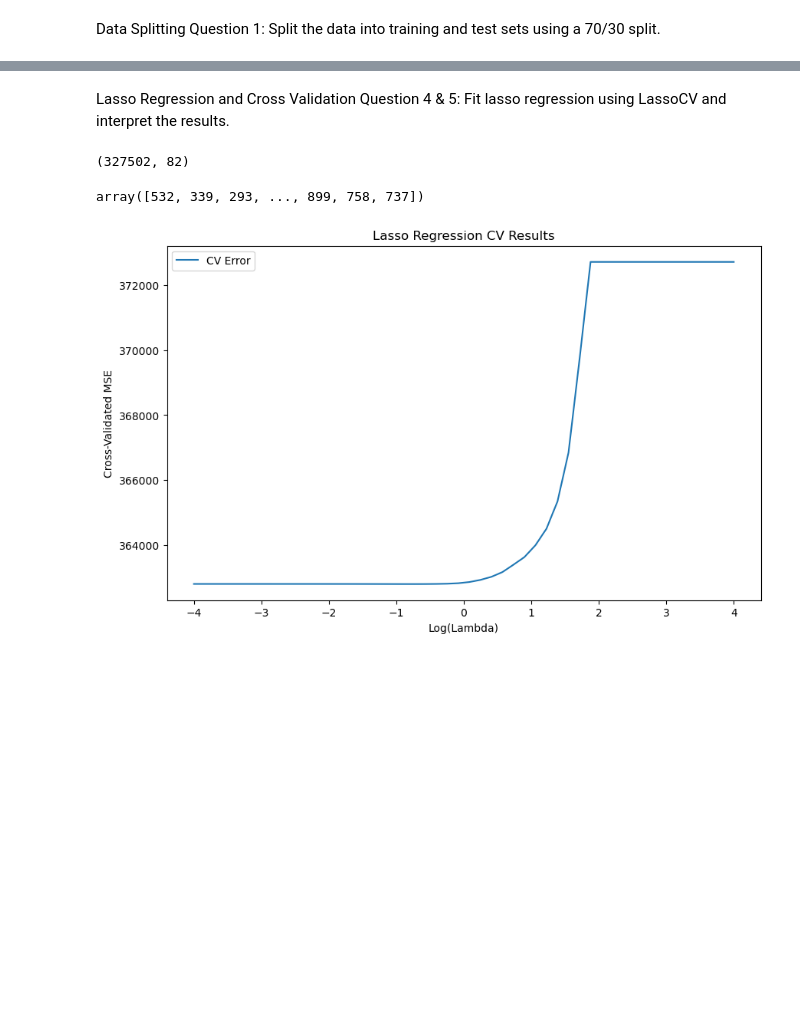
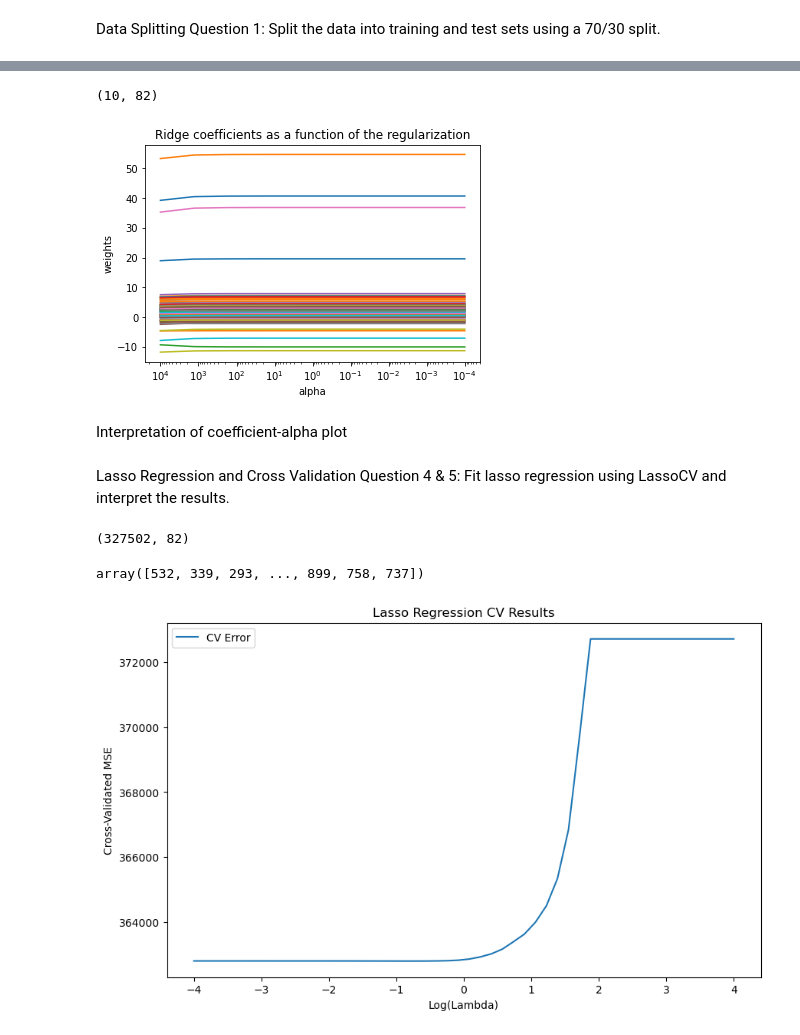
Before and after one commit to MaRo406/eds-232-machine-learning, a Jupyter notebook: labs/Lab2/Lab2 Regularized Regression.ipynb, the cells around one changed output, grey strips where cells are left out. Saved outputs shown, nothing was run; the diff lists cells and outputs as text; code cells hidden in the pictures; blank space fills up the shorter version.

Commit message:
Lab2 restructure and add coeff-alpha plot

```diff
--- a/labs/Lab2/Lab2 Regularized Regression.ipynb
+++ b/labs/Lab2/Lab2 Regularized Regression.ipynb
@@ -116,0 +114,5 @@ plt.show()
+# %%
+#Ridge regression with initial alpha parameter value
+reg = linear_model.Ridge()
+reg.fit(X_train_scaled, y_train)
+reg.coef_
@@ -116,0 +139,6 @@ plt.show()
+# %%
+# Cross validation on ridge regression to optimize alpha
+
+# logspace method returns an evenly spaced (log) set of values to try for alpha
+alphas = np.logspace(-4, 4, 10) # reduced alphas even further for run time for time being
+print(alphas)
@@ -116,0 +157,9 @@ plt.show()
+# %%
+#Fit a model for each value of alpha and extract the coefficients
+coefs = []
+for a in alphas:
+    ridge = linear_model.Ridge(alpha=a, fit_intercept=False)
+    ridge.fit(X_train_scaled, y_train)
+    coefs.append(ridge.coef_)
+
+#print(coefs)
@@ -117,3 +184,26 @@ plt.show()
+# %%
+#Reshape coefs to correct dimentions for plotting
+coefs = np.array(coefs)
+coefs = coefs.reshape(10, -1)
+coefs.shape
+# %% [output]
+(10, 82)
+# %%
+#Plot coefficient values versus alpha values
+
+ax = plt.gca()
+ax.plot(alphas, coefs)
+ax.set_xscale("log")
+ax.set_xlim(ax.get_xlim()[::-1])  # reverse axis
+plt.xlabel("alpha")
+plt.ylabel("weights")
+plt.title("Ridge coefficients as a function of the regularization")
+plt.axis("tight")
+plt.show()
+# %% [output]
+[figure, added]
+# %% [markdown]
+Interpretation of coefficient-alpha plot
 # %% [markdown]
 Lasso Regression and Cross Validation
 Question 4 & 5: Fit lasso regression using LassoCV and interpret the results.
```
Also changed, not shown: parts of 14 cells of this notebook, 2 other files.
